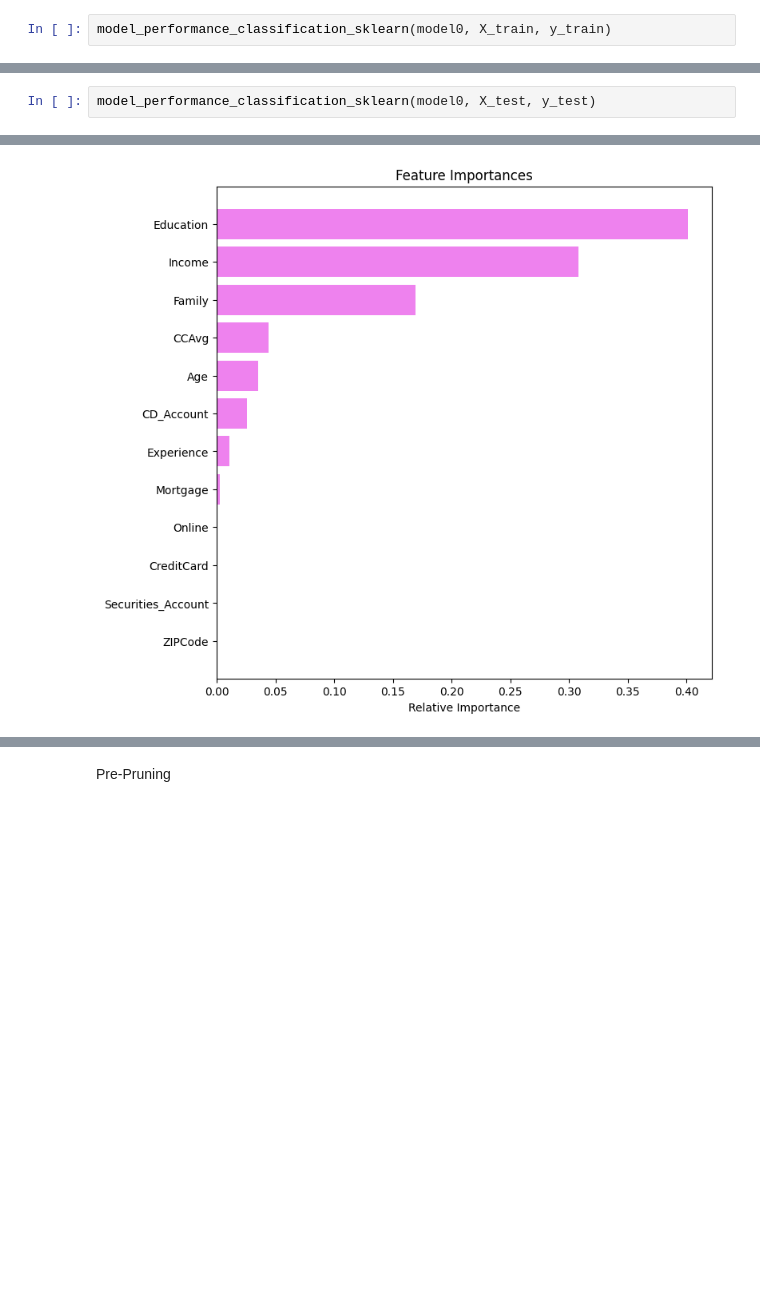
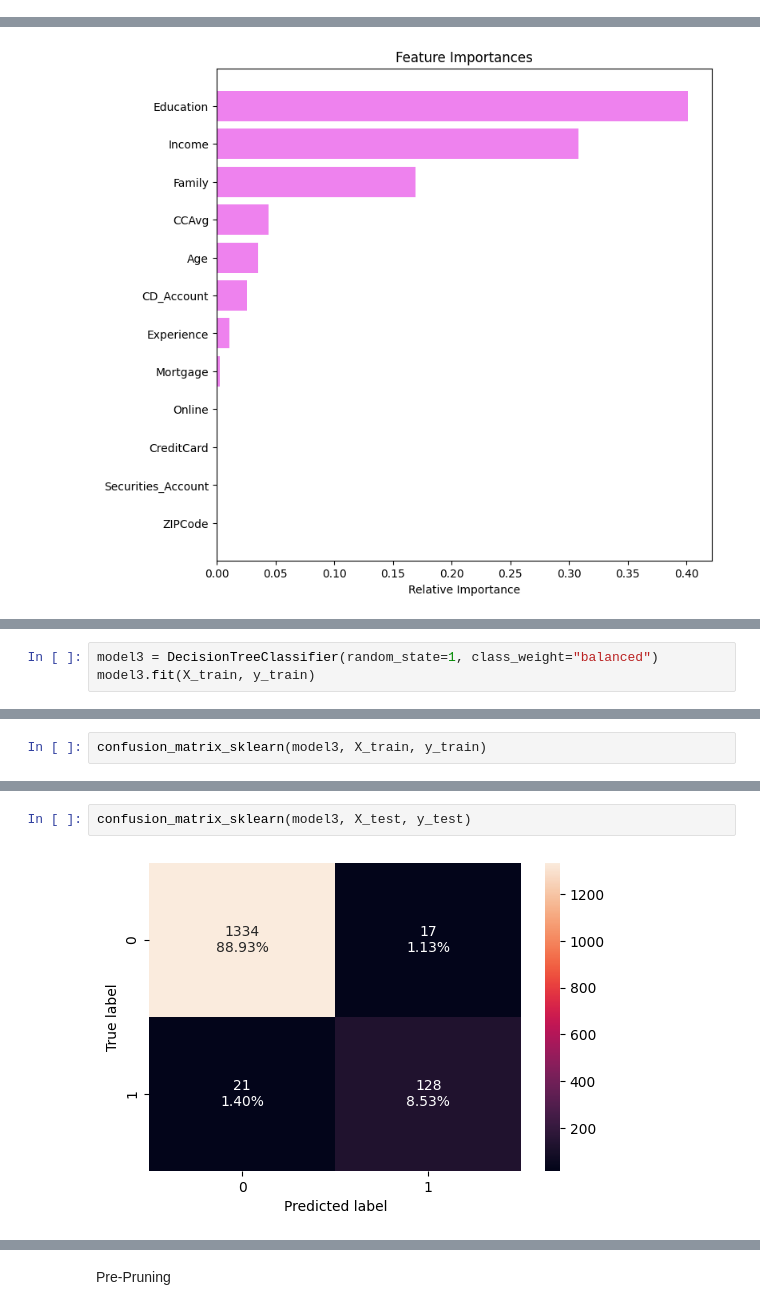
Before and after one commit to AkshayGovindaraj/GoogleColab, a Jupyter notebook: AIML_ML_Project_Full_Code_Notebookv1.ipynb, the cells around one changed output, grey strips where cells are left out. Drawn from its saved outputs; the diff is of its cells as text; blank space fills up the shorter version.

```diff
--- a/AIML_ML_Project_Full_Code_Notebookv1.ipynb
+++ b/AIML_ML_Project_Full_Code_Notebookv1.ipynb
@@ -429,5 +432,3 @@ DecisionTreeClassifier(random_state=1)
 confusion_matrix_sklearn(model0, X_train, y_train)
 # %% [output]
 [figure]
-# %%
-model_performance_classification_sklearn(model0, X_train, y_train)
@@ -438,5 +436,3 @@ model_performance_classification_sklearn(model0, X_train, y_train)
 confusion_matrix_sklearn(model0, X_test, y_test)
 # %% [output]
 [figure]
-# %%
-model_performance_classification_sklearn(model0, X_test, y_test)
@@ -477,0 +489,3 @@ plt.show()
+# %%
+model3 = DecisionTreeClassifier(random_state=1, class_weight="balanced")
+model3.fit(X_train, y_train)
@@ -477,0 +494,2 @@ plt.show()
+# %%
+confusion_matrix_sklearn(model3, X_train, y_train)
@@ -477,0 +506,4 @@ plt.show()
+# %%
+confusion_matrix_sklearn(model3, X_test, y_test)
+# %% [output]
+[figure, added]
```
Also changed, not shown: parts of 25 cells of this notebook.
